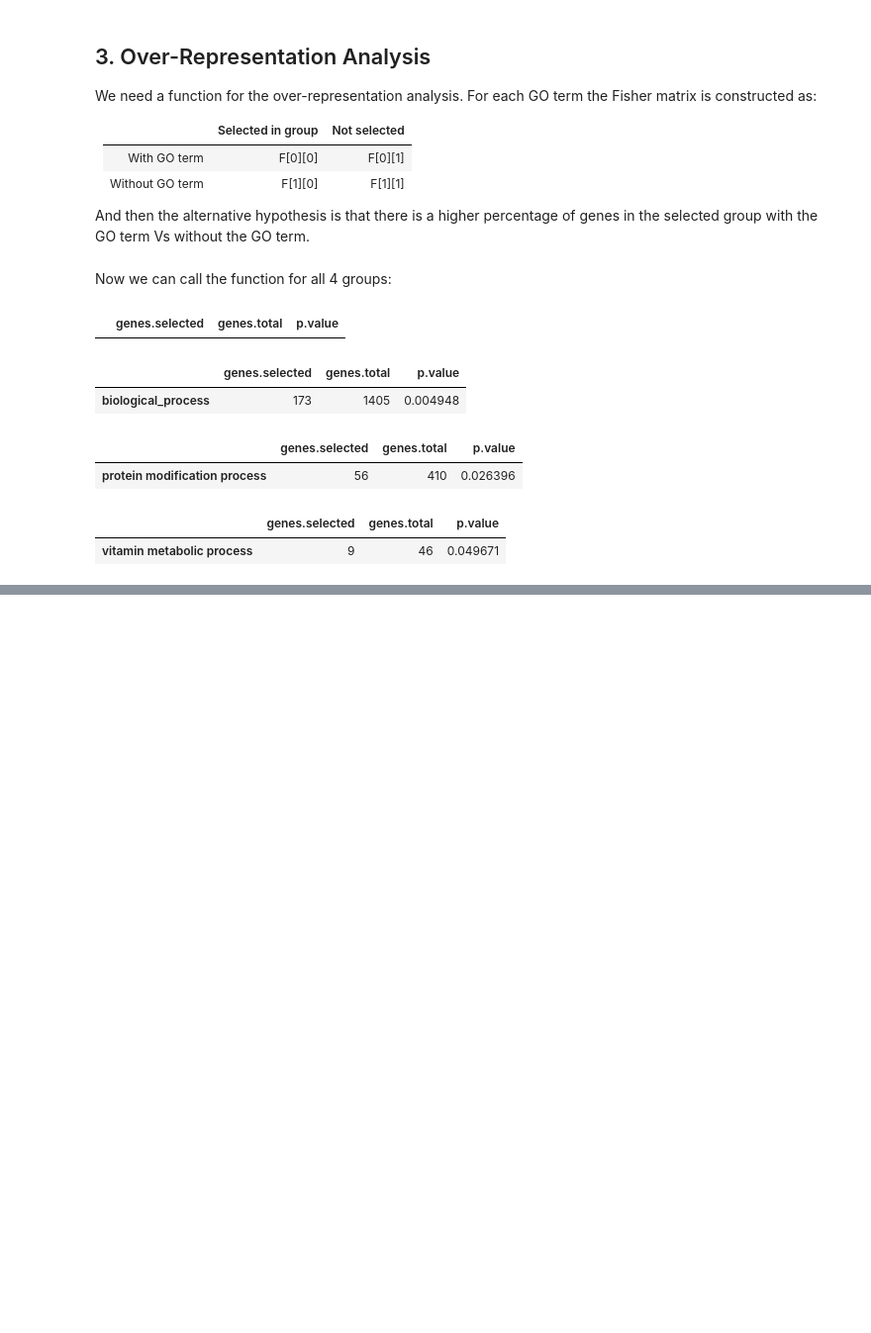
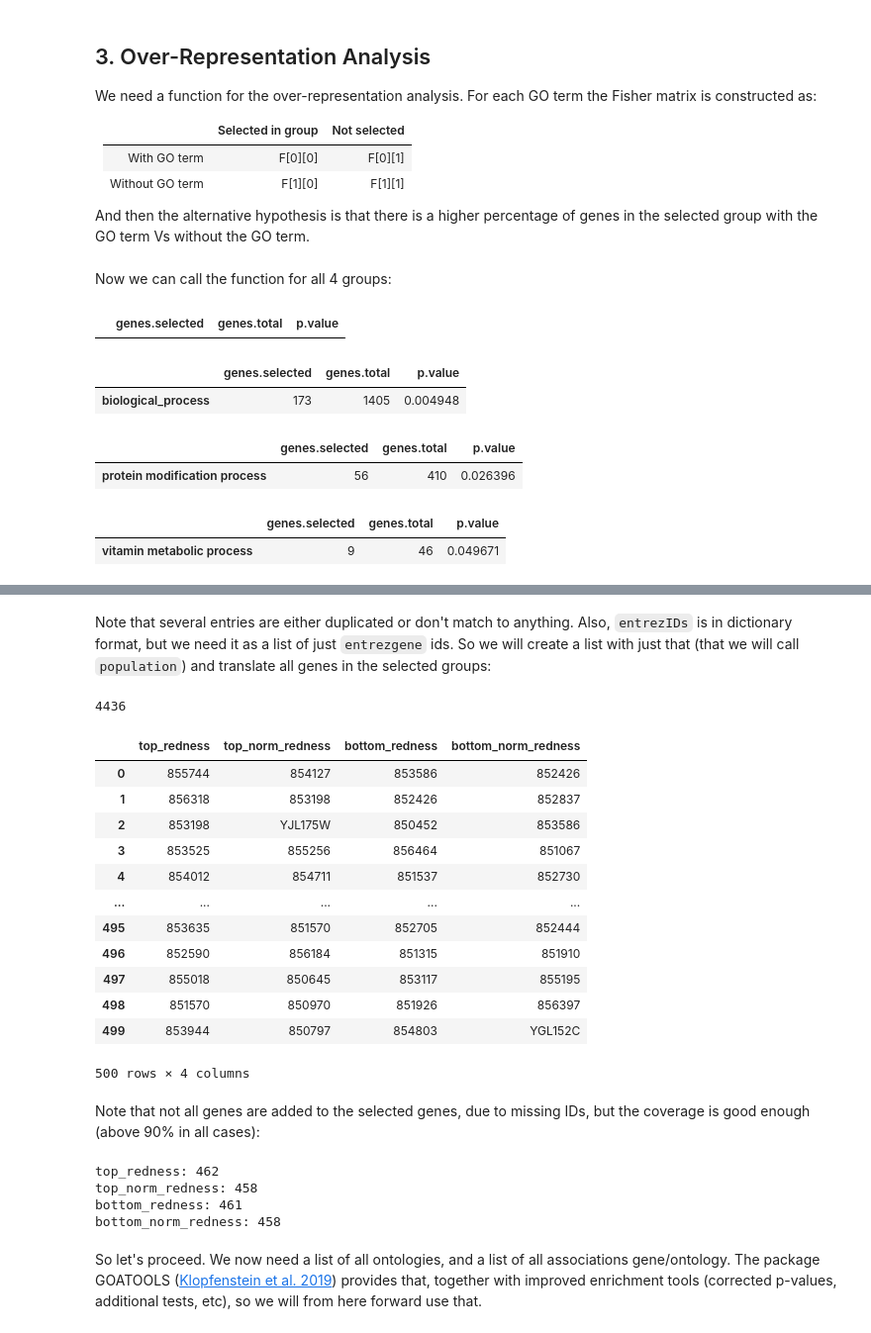
Before and after one commit to computer-aided-biotech/phenobooth-analysis, a Jupyter notebook: code/over_representation_analysis.ipynb, the cells around one changed output, grey strips where cells are left out. Shown at 99% size. Saved outputs shown, nothing was run; the diff lists cells and outputs as text; code cells hidden in the pictures; blank space fills up the shorter version.

Commit message:
feat: GOATOOLS analysis
as geneIDs.txt had very few ontologies

```diff
--- a/code/over_representation_analysis.ipynb
+++ b/code/over_representation_analysis.ipynb
@@ -92,6 +92,7 @@ print(data)
 # %%
 gene_ids = pd.read_csv(join(RAW_EXTERNAL,"geneIDs.txt"), sep="\t")
 gene_ids = gene_ids[gene_ids["Gene"] != "Blank"]  # filter out blank data
-gene_ids = gene_ids.drop(columns=["Plate #", "Row", "Column", "ORF", "96-position"])  # remove unused columns
+gene_ids = gene_ids.drop(columns=["Plate #", "Row", "Column", "96-position"])  # remove unused columns
+gene_ids.index = range(0,len(gene_ids.index))  # re-index for consistency later on
 print(gene_ids)
 # %% [output]
@@ -192,0 +192,6 @@ p_values_bottom_norm_redness.to_csv(join(FINAL, "p_values_bottom_norm_redness.cs
+# %%
+import mygene
+mg = mygene.MyGeneInfo()
+geneORFs = list(gene_ids["ORF"])
+entrezIDs = mg.querymany(geneORFs, scopes='locus_tag', fields='entrezgene', species=559292)  # S. cerevisiae S288C
+entrezIDs[:10]
@@ -192,0 +227,41 @@ p_values_bottom_norm_redness.to_csv(join(FINAL, "p_values_bottom_norm_redness.cs
+# %% [markdown]
+Note that several entries are either duplicated or don't match to anything. Also, `entrezIDs` is in dictionary format, but we need it as a list of just `entrezgene` ids. So we will create a list with just that (that we will call `population`) and translate all genes in the selected groups:
+# %%
+population = []
+for (idx, row) in gene_ids.iterrows():
+    gene = entrezIDs[idx]
+    if "entrezgene" in gene:
+        entrezID = int(gene["entrezgene"])
+        population.append(entrezID)  # Add to population
+        data = data.replace(to_replace=row["Gene"], value=entrezID)  # Replace in all selected groups
+
+print(len(population))
+data
+# %% [output]
+4436
+|  | top_redness | top_norm_redness | bottom_redness | bottom_norm_redness |
+| 0 | 855744 | 854127 | 853586 | 852426 |
+| 1 | 856318 | 853198 | 852426 | 852837 |
+| 2 | 853198 | YJL175W | 850452 | 853586 |
+| 3 | 853525 | 855256 | 856464 | 851067 |
+| 4 | 854012 | 854711 | 851537 | 852730 |
+| ... | ... | ... | ... | ... |
+| 495 | 853635 | 851570 | 852705 | 852444 |
+| 496 | 852590 | 856184 | 851315 | 851910 |
+| 497 | 855018 | 850645 | 853117 | 855195 |
+| 498 | 851570 | 850970 | 851926 | 856397 |
+| 499 | 853944 | 850797 | 854803 | YGL152C |
+500 rows × 4 columns
+# %% [markdown]
+Note that not all genes are added to the selected genes, due to missing IDs, but the coverage is good enough (above 90% in all cases):
+# %%
+for col in data:
+    mapped_genes = sum(map(lambda x : type(x) is int, list(data[col])))
+    print(col + ": " + str(mapped_genes))
+# %% [output]
+top_redness: 462
+top_norm_redness: 458
+bottom_redness: 461
+bottom_norm_redness: 458
+# %% [markdown]
+ So let's proceed. We now need a list of all ontologies, and a list of all associations gene/ontology. The package GOATOOLS ([Klopfenstein et al. 2019](https://doi.org/10.1038/s41598-018-28948-z)) provides that, together with improved enrichment tools (corrected p-values, additional tests, etc), so we will from here forward use that.
```
Also changed, not shown: parts of 15 cells of this notebook, 10 other files.
